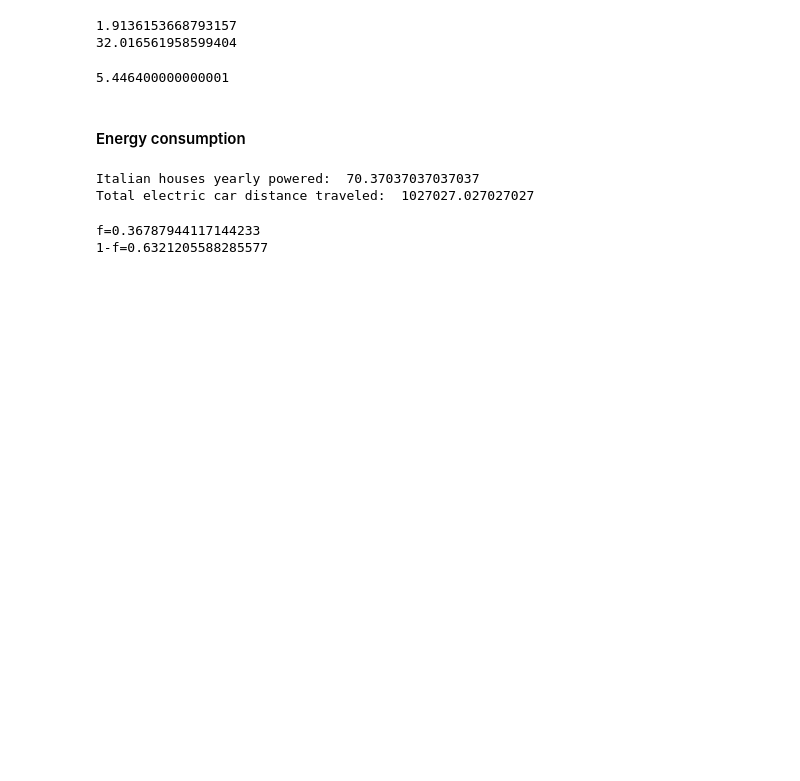
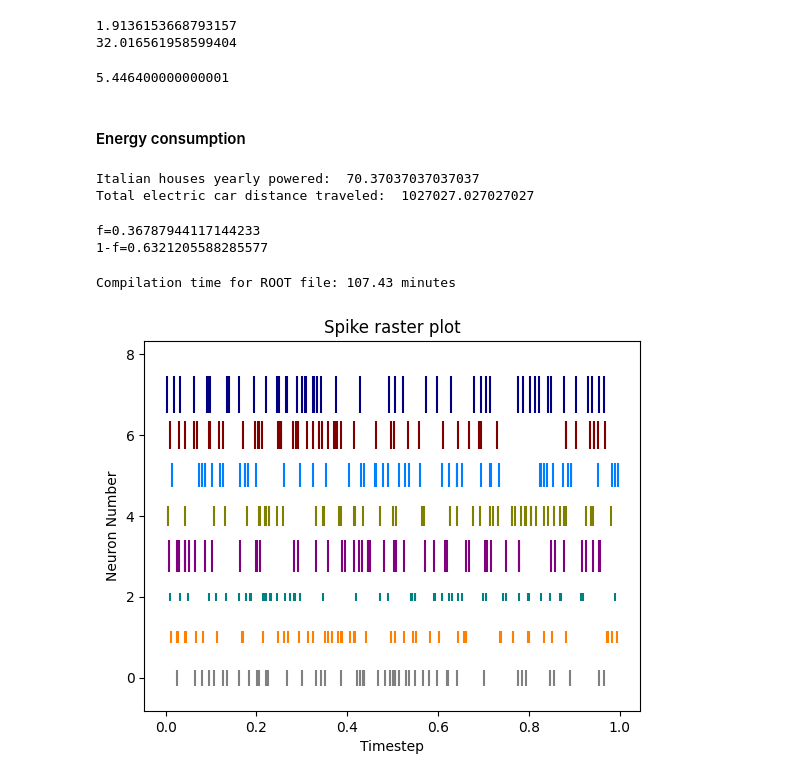
Before and after one commit to Rickard75/SNN-Cal, a Jupyter notebook: sandbox.ipynb, the cells around one changed output. Drawn from its saved outputs; the diff is of its cells as text; code cells hidden in the pictures; blank space fills up the shorter version.

```diff
--- a/sandbox.ipynb
+++ b/sandbox.ipynb
@@ -44,3 +44,46 @@ print(f"f={f}\n1-f={1-f}")
 # %% [output]
 f=0.36787944117144233
 1-f=0.6321205588285577
+# %%
+compilation_time_ROOTfile = 6446/60
+print(f"Compilation time for ROOT file: {compilation_time_ROOTfile:.2f} minutes")
+# %% [output]
+Compilation time for ROOT file: 107.43 minutes
+# %%
+import matplotlib.pyplot as plot
+import numpy as np
+import matplotlib.cm as cm
+
+# Set the random seed for data generation
+np.random.seed(2)
+
+# Create rows of random data with 50 data points simulating rows of spike trains
+neuralData = np.random.random([8, 50])
+
+# Set different colors for each neuron
+colorCodes1 = np.array([[0, 0, 0], [1, 0, 0], [0, 1, 0], [0, 0, 1],
+                       [1, 1, 0], [1, 0, 1], [0, 1, 1], [1, 0, 1]])
+colorCodes2 = np.array([
+    [0.5, 0.5, 0.5],  # Grigio
+    [1, 0.5, 0],      # Arancione
+    [0, 0.5, 0.5],    # Verde acqua
+    [0.5, 0, 0.5],    # Viola
+    [0.5, 0.5, 0],    # Giallo scuro
+    [0, 0.5, 1],      # Azzurro
+    [0.5, 0, 0],      # Marrone
+    [0, 0, 0.5]       # Blu scuro
+])
+
+colorCodes3 = cm.rainbow(np.linspace(0, 1, 8))
+
+# Set spike colors for each neuron
+lineSize = [0.4, 0.3, 0.2, 0.8, 0.5, 0.6, 0.7, 0.9]
+
+# Draw a spike raster plot
+plot.eventplot(neuralData, color=colorCodes, linelengths = lineSize)
+plot.title('Spike raster plot')
+plot.xlabel('Timestep')
+plot.ylabel('Neuron Number')
+plot.show()
+# %% [output]
+[figure, added]
```
Also changed, not shown: 2 other files.
